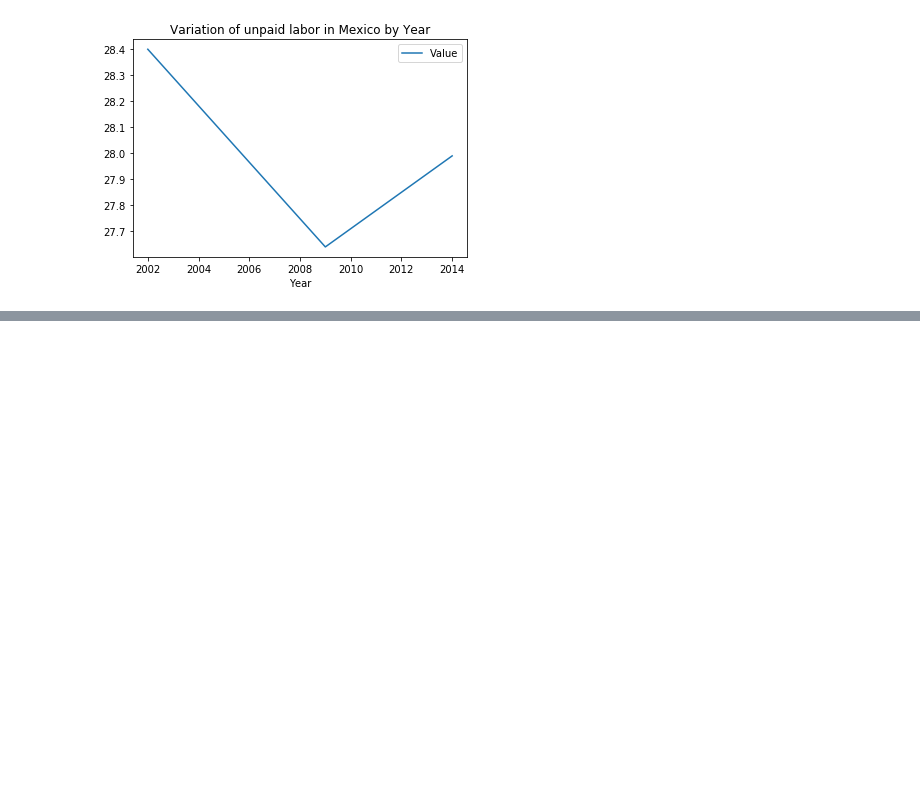
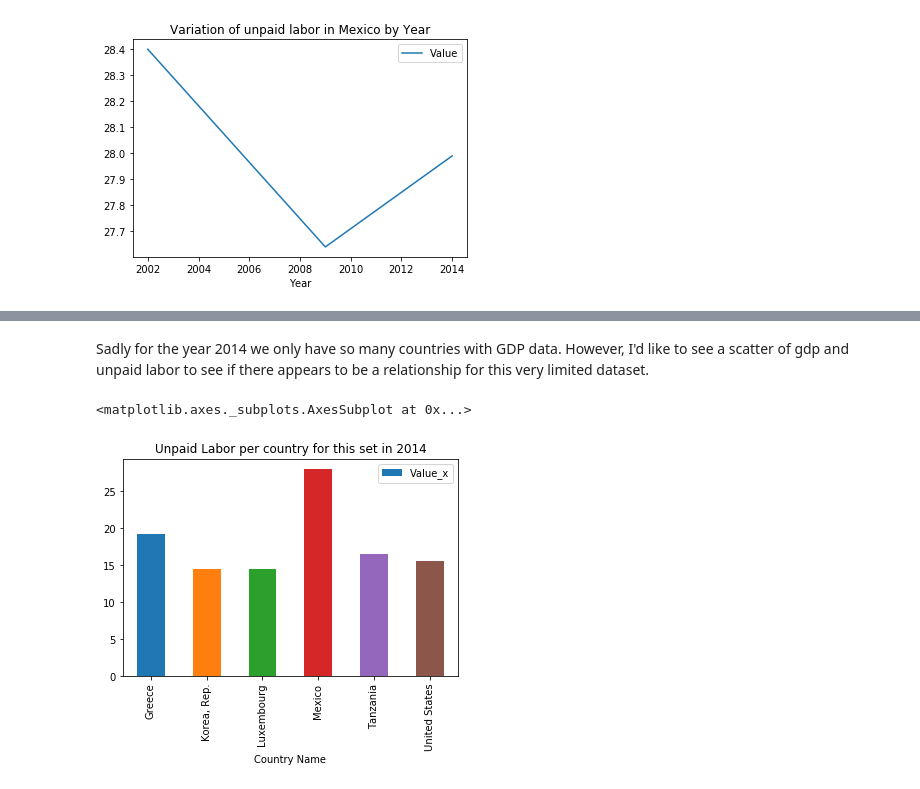
Before and after one commit to anusreeb/unpaid-labor-women, a Jupyter notebook: Unpaid_labor_investigation.ipynb, the cells around one changed output, grey strips where cells are left out. Saved outputs shown, nothing was run; the diff lists cells and outputs as text; code cells hidden in the pictures; blank space fills up the shorter version.

```diff
--- a/Unpaid_labor_investigation.ipynb
+++ b/Unpaid_labor_investigation.ipynb
@@ -64,0 +67,3 @@ df_na[df_na['Country Code']=='MEX'].plot(x='Year',y='Value',title='Variation of
+# %%
+data_2014 = data[data['Year'].isin([2014])]
+data_2014.head()
@@ -64,0 +79,3 @@ df_na[df_na['Country Code']=='MEX'].plot(x='Year',y='Value',title='Variation of
+# %%
+gdp_data = pd.read_csv('./data/core/gdp/data/gdp_csv.csv')
+gdp_data.head()
@@ -64,0 +89,3 @@ df_na[df_na['Country Code']=='MEX'].plot(x='Year',y='Value',title='Variation of
+# %%
+gdp_data_2014 = gdp_data[gdp_data['Year'].isin([2014])]
+gdp_data_2014.head()
@@ -64,0 +99,4 @@ df_na[df_na['Country Code']=='MEX'].plot(x='Year',y='Value',title='Variation of
+# %%
+#joining unpaid labor data with gdp data for the year 2014
+pd_join_1 = pd.merge(data_2014,gdp_data_2014,on=['Country Code','Year','Country Name'])
+pd_join_1
@@ -64,0 +111,7 @@ df_na[df_na['Country Code']=='MEX'].plot(x='Year',y='Value',title='Variation of
+# %% [markdown]
+Sadly for the year 2014 we only have so many countries with GDP data. However, I'd like to see a scatter of gdp and unpaid labor to see if there appears to be a relationship for this very limited dataset.
+# %%
+pd_join_1.plot(x='Country Name',y='Value_x',kind='bar',title='Unpaid Labor per country for this set in 2014')
+# %% [output]
+<matplotlib.axes._subplots.AxesSubplot at 0x...>
+[figure, added]
```
Also changed, not shown: parts of 7 cells of this notebook.
